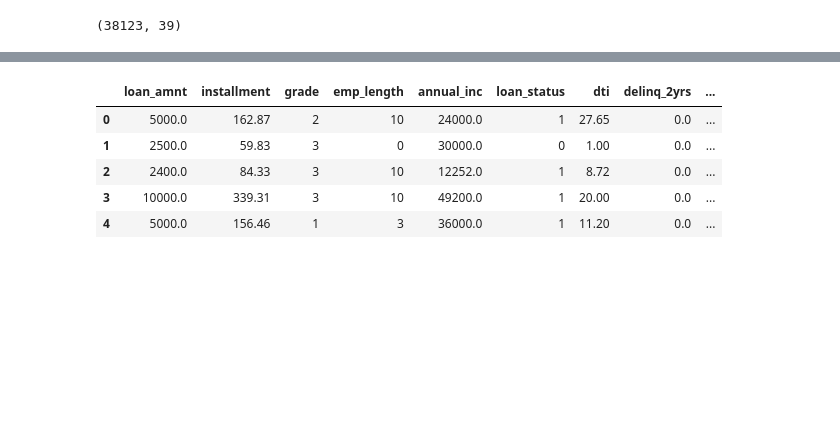
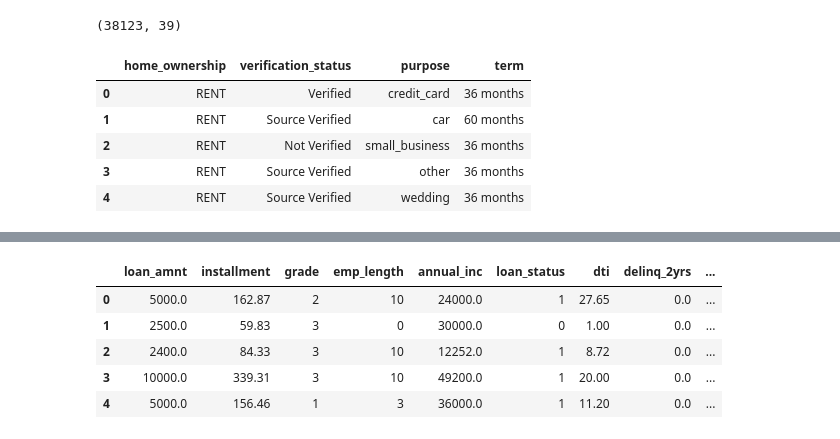
Before and after one commit to bookpanda/2110446-DATA-SCI-ENG, a Jupyter notebook: code/Week02_DataPrep/Lab1_LoansDataSet.ipynb, the cells around one changed output, grey strips where cells are left out. Cells and saved outputs as stored; diff of their text form; code cells hidden in the pictures; blank space fills up the shorter version.

```diff
--- a/code/Week02_DataPrep/Lab1_LoansDataSet.ipynb
+++ b/code/Week02_DataPrep/Lab1_LoansDataSet.ipynb
@@ -818,3 +828,12 @@ print(filtered_loans_with_dummy_df.shape)
 #(38123, 35) << get_dummies, drop_first=True
 # %% [output]
 (38123, 39)
+# %%
+filtered_loans[nominal_columns].head()
+# %% [output]
+|  | home_ownership | verification_status | purpose | term |
+| 0 | RENT | Verified | credit_card | 36 months |
+| 1 | RENT | Source Verified | car | 60 months |
+| 2 | RENT | Not Verified | small_business | 36 months |
+| 3 | RENT | Source Verified | other | 36 months |
+| 4 | RENT | Source Verified | wedding | 36 months |
```
Also changed, not shown: parts of 10 cells of this notebook, 1 other file.
